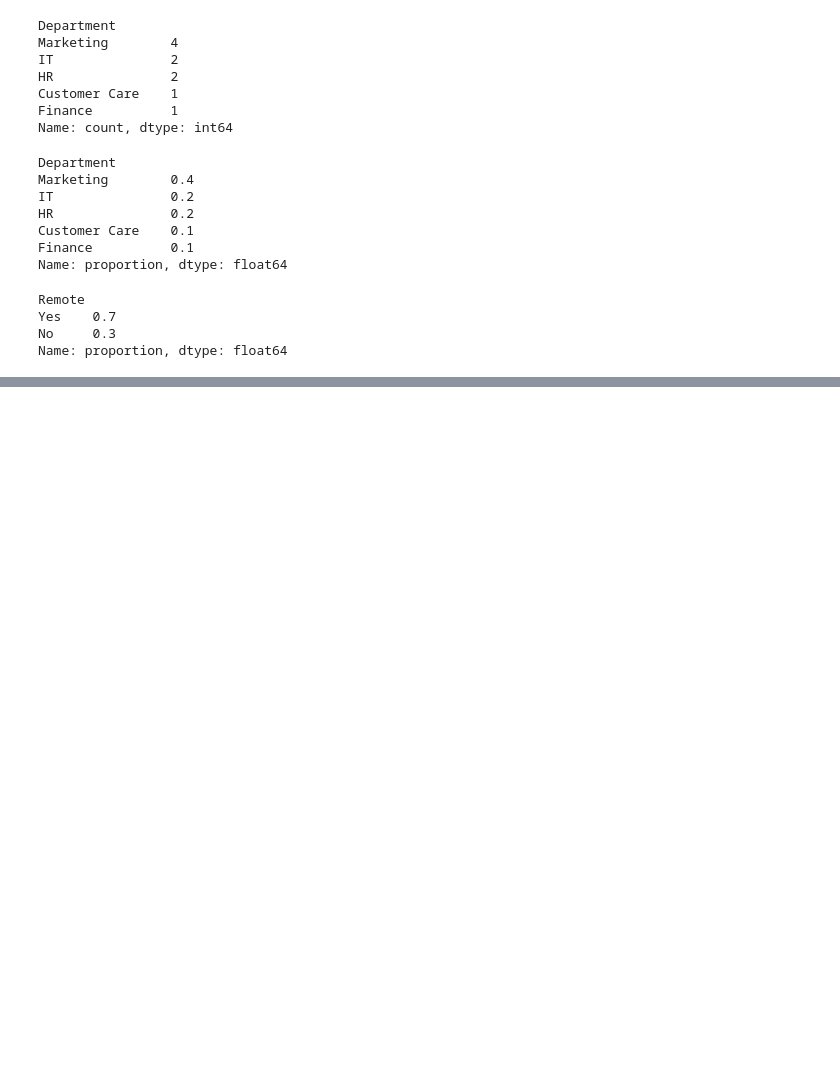
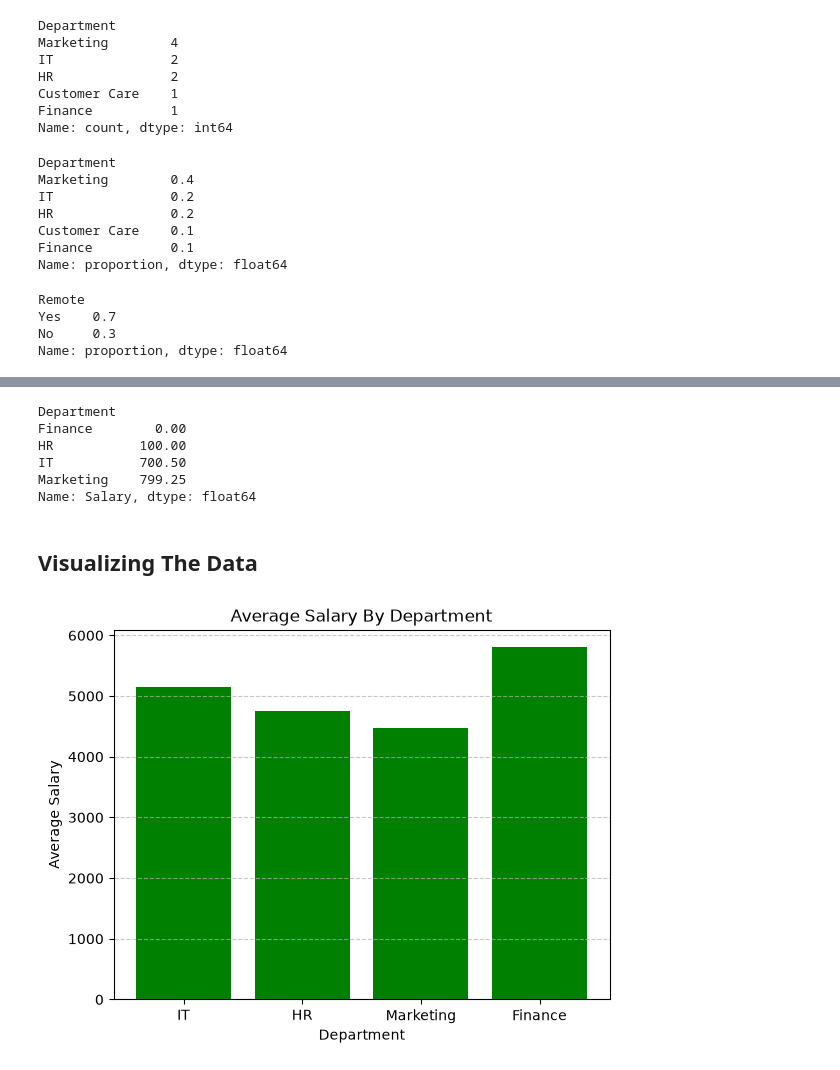
Before and after one commit to Simple46/data-sciece-class, a Jupyter notebook: employee_dataset.ipynb, the cells around one changed output, grey strips where cells are left out. Drawn from its saved outputs; the diff is of its cells as text; code cells hidden in the pictures; blank space fills up the shorter version.

```diff
--- a/employee_dataset.ipynb
+++ b/employee_dataset.ipynb
@@ -576,0 +594,15 @@ Name: proportion, dtype: float64
+# %%
+df1 = pd.DataFrame(data1)
+
+df1.to_csv("dapartment_data.csv", index=False)
+# %%
+
+df1.rename(columns= {
+    "department": "Department",
+    "manager": "Manager",
+    "department_budget": "Department Budget",
+    "office_location": "Office Location"
+
+}, inplace= True)
+
+df1.head()
@@ -576,0 +616,4 @@ Name: proportion, dtype: float64
+# %%
+# Combining dataframe in pandas
+merged_data = pd.merge(df, df1, on="Department", how='inner')
+merged_data
@@ -576,0 +805,3 @@ Name: proportion, dtype: float64
+# %%
+merged_data["Department Avg Salary"] = merged_data.groupby("Department")["Salary"].transform("mean")
+merged_data
@@ -576,0 +819,21 @@ Name: proportion, dtype: float64
+# %%
+merged_data.groupby("Department")["Salary"].apply(lambda x: x.max() - x.min())
+# %% [output]
+Department
+Finance        0.00
+HR           100.00
+IT           700.50
+Marketing    799.25
+Name: Salary, dtype: float64
+# %% [markdown]
+## Visualizing The Data
+# %%
+# visualizing avg salary by dept
+plt.bar(merged_data["Department"], merged_data["Department Avg Salary"], color="green")
+plt.title("Average Salary By Department")
+plt.xlabel("Department")
+plt.ylabel("Average Salary")
+plt.grid(axis='y', linestyle='--', alpha=0.7)
+plt.show()
+# %% [output]
+[figure, added]
```
Also changed, not shown: parts of 37 cells of this notebook, 7 other files.
